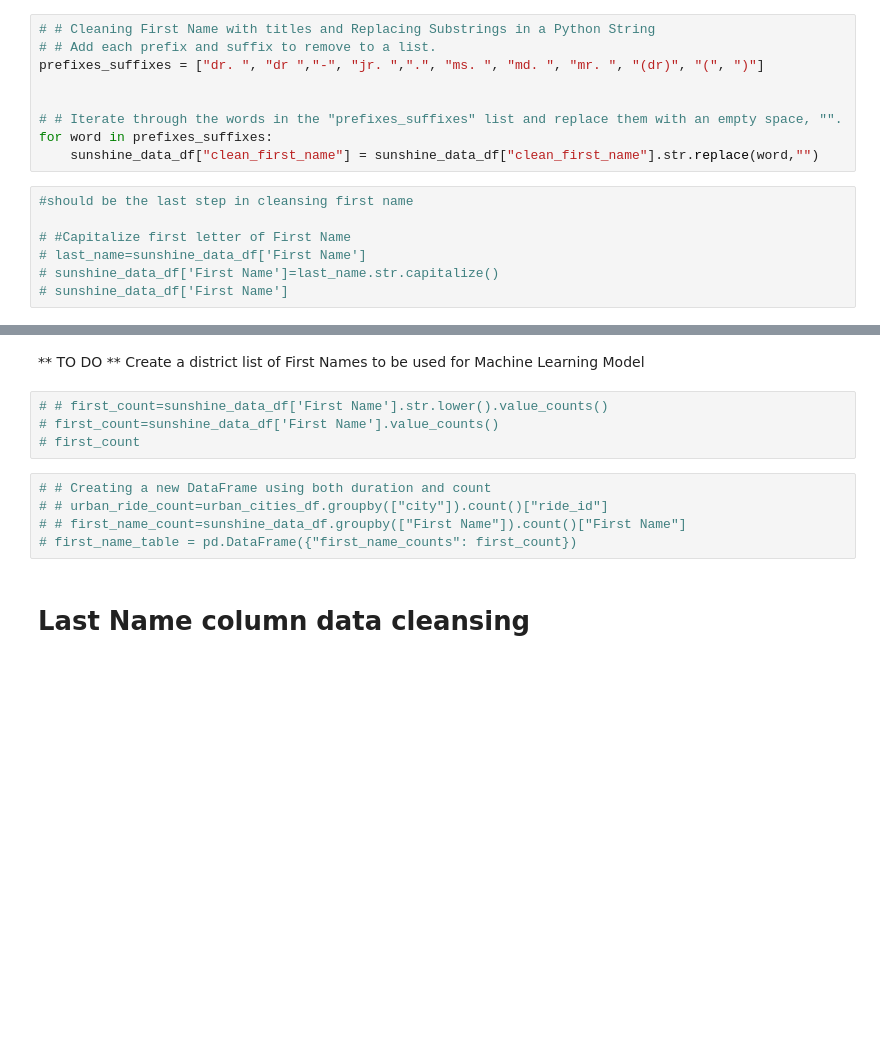
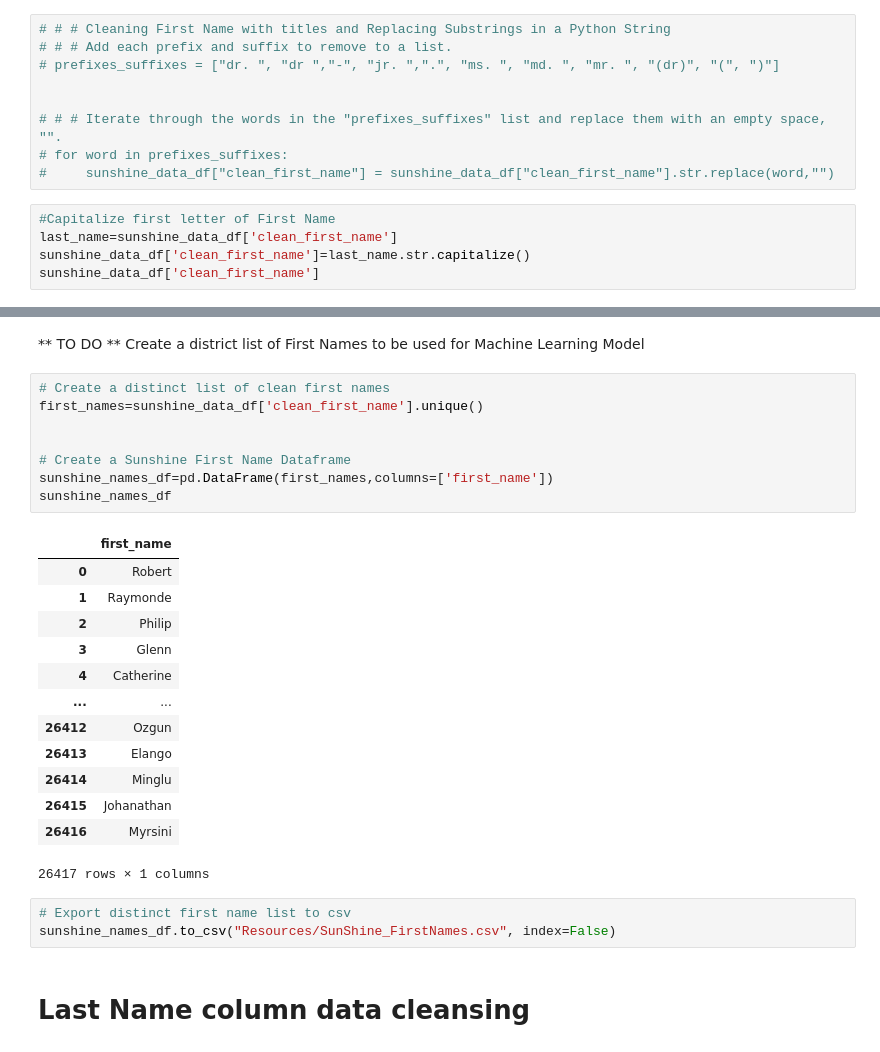
Before and after one commit to DanielleSpring/Final-Project, a Jupyter notebook: SunshineList_dummy_for_import.ipynb, the cells around one changed output, grey strips where cells are left out. Saved outputs shown, nothing was run; the diff lists cells and outputs as text; blank space fills up the shorter version.

```diff
--- a/SunshineList_dummy_for_import.ipynb
+++ b/SunshineList_dummy_for_import.ipynb
@@ -256,16 +273,14 @@ sunshine_data_df['clean_alt_first_name'] = sunshine_data_df['First Name']
 # %%
-# # Cleaning First Name with titles and Replacing Substrings in a Python String
-# # Add each prefix and suffix to remove to a list.
-prefixes_suffixes = ["dr. ", "dr ","-", "jr. ",".", "ms. ", "md. ", "mr. ", "(dr)", "(", ")"]
+# # # Cleaning First Name with titles and Replacing Substrings in a Python String
+# # # Add each prefix and suffix to remove to a list.
+# prefixes_suffixes = ["dr. ", "dr ","-", "jr. ",".", "ms. ", "md. ", "mr. ", "(dr)", "(", ")"]
 
 
-# # Iterate through the words in the "prefixes_suffixes" list and replace them with an empty space, "".
-for word in prefixes_suffixes:
-    sunshine_data_df["clean_first_name"] = sunshine_data_df["clean_first_name"].str.replace(word,"")
+# # # Iterate through the words in the "prefixes_suffixes" list and replace them with an empty space, "".
+# for word in prefixes_suffixes:
+#     sunshine_data_df["clean_first_name"] = sunshine_data_df["clean_first_name"].str.replace(word,"")
 # %%
-#should be the last step in cleansing first name
-
-# #Capitalize first letter of First Name
-# last_name=sunshine_data_df['First Name']
-# sunshine_data_df['First Name']=last_name.str.capitalize()
-# sunshine_data_df['First Name']
+#Capitalize first letter of First Name
+last_name=sunshine_data_df['clean_first_name']
+sunshine_data_df['clean_first_name']=last_name.str.capitalize()
+sunshine_data_df['clean_first_name']
@@ -273,14 +301,30 @@ for word in prefixes_suffixes:
 ** TO DO **
 Create a district list of First Names to be used for Machine Learning Model
 # %%
-# # first_count=sunshine_data_df['First Name'].str.lower().value_counts()
-# first_count=sunshine_data_df['First Name'].value_counts()
-# first_count
+# Create a distinct list of clean first names
+first_names=sunshine_data_df['clean_first_name'].unique()
+
+
+# Create a Sunshine First Name Dataframe
+sunshine_names_df=pd.DataFrame(first_names,columns=['first_name'])
+sunshine_names_df
+# %% [output]
+|  | first_name |
+| 0 | Robert |
+| 1 | Raymonde |
+| 2 | Philip |
+| 3 | Glenn |
+| 4 | Catherine |
+| ... | ... |
+| 26412 | Ozgun |
+| 26413 | Elango |
+| 26414 | Minglu |
+| 26415 | Johanathan |
+| 26416 | Myrsini |
+26417 rows × 1 columns
-# %%
-# # Creating a new DataFrame using both duration and count
-# # urban_ride_count=urban_cities_df.groupby(["city"]).count()["ride_id"]
-# # first_name_count=sunshine_data_df.groupby(["First Name"]).count()["First Name"]
-# first_name_table = pd.DataFrame({"first_name_counts": first_count})
+# %%
+# Export distinct first name list to csv
+sunshine_names_df.to_csv("Resources/SunShine_FirstNames.csv", index=False)
 # %% [markdown]
 # Last Name column data cleansing
 # %%
```
Also changed, not shown: parts of 21 cells of this notebook.
